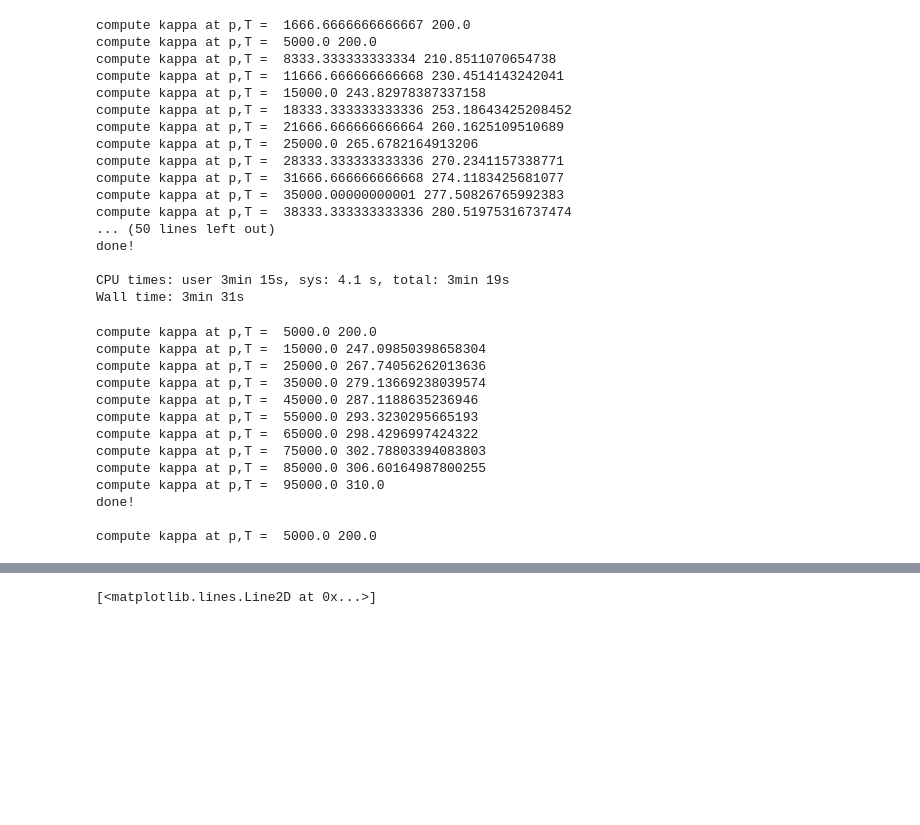
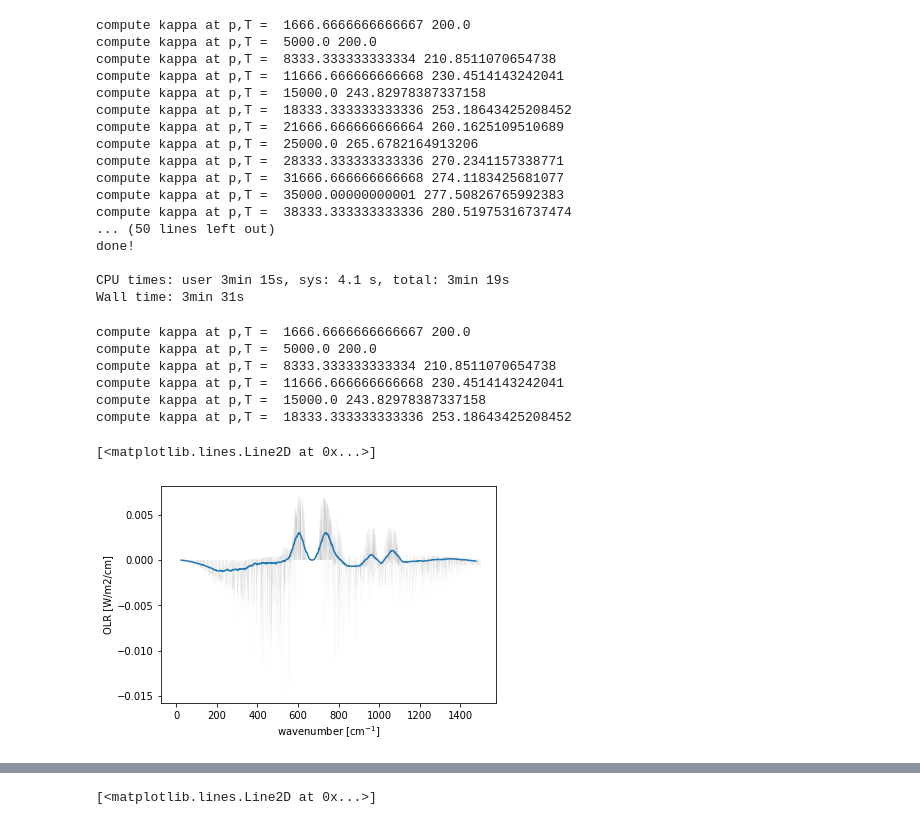
Before and after one commit to AndrewILWilliams/ECS_bump, a Jupyter notebook: climlab_rrtmg.ipynb, the cells around one changed output, grey strips where cells are left out. Drawn from its saved outputs; the diff is of its cells as text; code cells hidden in the pictures; blank space fills up the shorter version.

Commit message:
higher res figure

```diff
--- a/climlab_rrtmg.ipynb
+++ b/climlab_rrtmg.ipynb
@@ -580,23 +678,25 @@ CPU times: user 3min 15s, sys: 4.1 s, total: 3min 19s
 Wall time: 3min 31s
 # %%
 %%time
-olr_1, g_ = calc_olr_pyrads(SST=310, Tstrat=200, CO2ppmv=19633.5, dnu=0.1, npres=10)
-olr_2, g_ = calc_olr_pyrads(SST=311, Tstrat=200, CO2ppmv=19633.5, dnu=0.1, npres=10)
+
+os.chdir('/Users/andrewwilliams/')
+
+olr_1, g_ = calc_olr_pyrads2(SST=310, Tstrat=200, CO2ppmv=19633.5, dnu=0.1, nu_min=0.1, nu_max=1500, npres=30)
+olr_2, g_ = calc_olr_pyrads2(SST=311, Tstrat=200, CO2ppmv=19633.5, dnu=0.1, nu_min=0.1, nu_max=1500, npres=30)
 
 da_testing = xr.DataArray(olr_2-olr_1, dims=['wavenumber'],
             coords={'wavenumber': xr.DataArray(g_.n, dims='wavenumber', attrs={'units':'cm$^{-1}$'})},
             attrs={'standard_name': 'OLR', 'units':'W/m2/cm'})
 # %% [output]
+compute kappa at p,T =  1666.6666666666667 200.0
 compute kappa at p,T =  5000.0 200.0
-compute kappa at p,T =  15000.0 247.09850398658304
-compute kappa at p,T =  25000.0 267.74056262013636
-compute kappa at p,T =  35000.0 279.13669238039574
-compute kappa at p,T =  45000.0 287.1188635236946
-compute kappa at p,T =  55000.0 293.3230295665193
-compute kappa at p,T =  65000.0 298.4296997424322
-compute kappa at p,T =  75000.0 302.78803394083803
-compute kappa at p,T =  85000.0 306.60164987800255
-compute kappa at p,T =  95000.0 310.0
-done!
-
-compute kappa at p,T =  5000.0 200.0
+compute kappa at p,T =  8333.333333333334 210.8511070654738
+compute kappa at p,T =  11666.666666666668 230.4514143242041
+compute kappa at p,T =  15000.0 243.82978387337158
+compute kappa at p,T =  18333.333333333336 253.18643425208452
+# %%
+da_testing.plot(alpha=0.5, color='grey', lw=0.05)
+da_testing.rolling(wavenumber=500, center=True).mean().plot()
+# %% [output]
+[<matplotlib.lines.Line2D at 0x...>]
+[figure, added]
```
Also changed, not shown: parts of 9 cells of this notebook.
